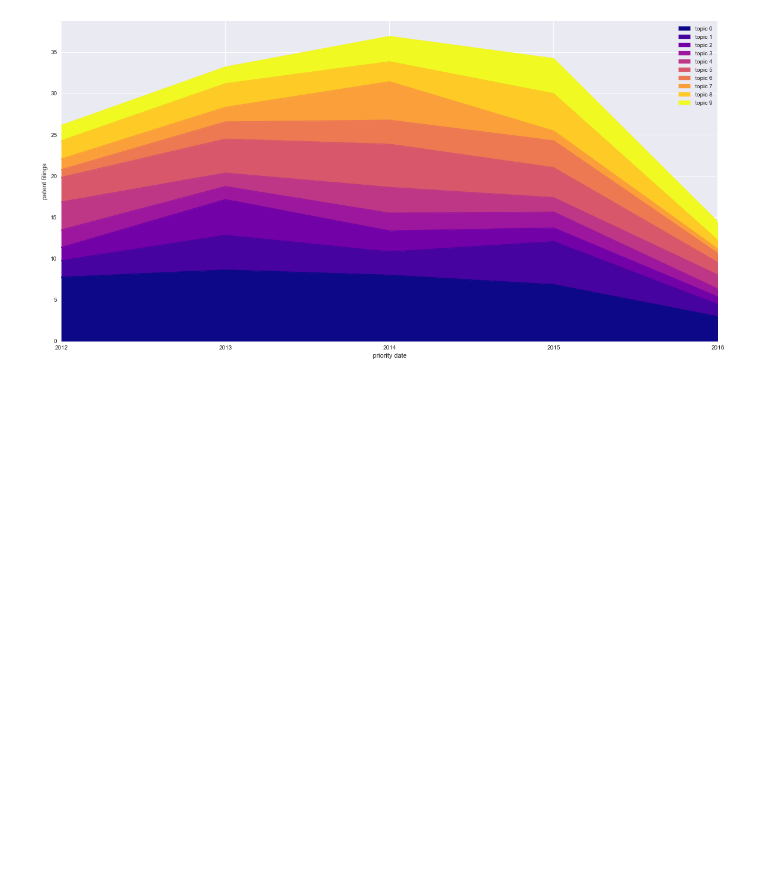
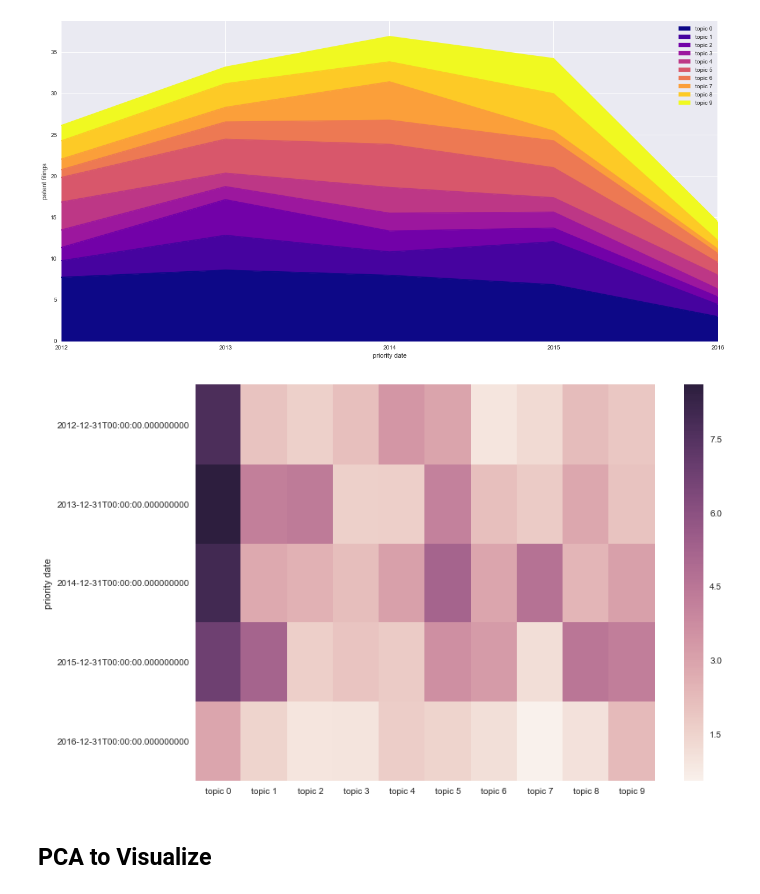
Before and after one commit to sronro/Patent_Topic_Modeling, a Jupyter notebook: Step_5_Identify_Topics.ipynb, the cells around one changed output. Saved outputs shown, nothing was run; the diff lists cells and outputs as text; code cells hidden in the pictures; blank space fills up the shorter version.

```diff
--- a/Step_5_Identify_Topics.ipynb
+++ b/Step_5_Identify_Topics.ipynb
@@ -132,3 +132,12 @@ plt.ylabel('patent filings')
 plt.show()
 # %% [output]
 [figure]
+# %%
+sns.set_style('ticks')
+sns.set(rc={'figure.figsize':(11.7,8.27)})
+sns.heatmap(df_Y, xticklabels=True)
+plt.show()
+# %% [output]
+[figure, added]
+# %% [markdown]
+## PCA to Visualize
```
Also changed, not shown: parts of 14 cells of this notebook.
